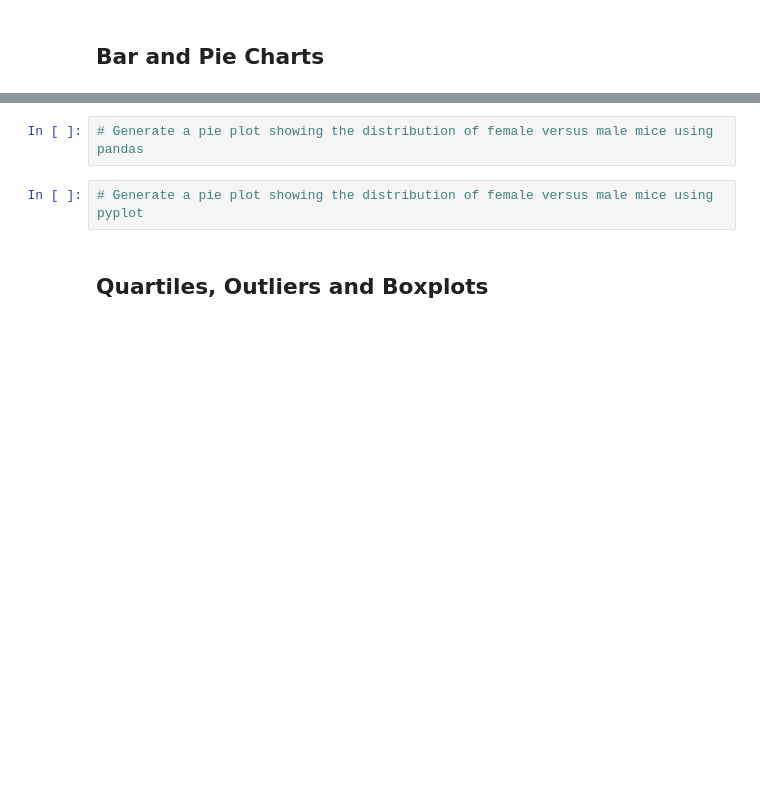
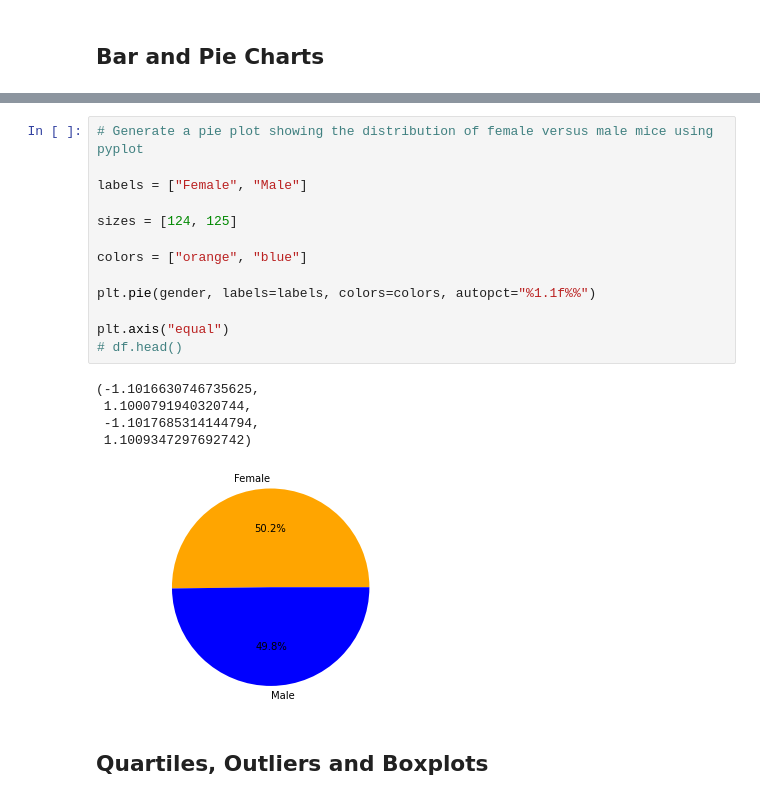
Before and after one commit to jump8621/Matplotlib_PowerofPlots, a Jupyter notebook: actual-Copy2.ipynb, the cells around one changed output, grey strips where cells are left out. Cells and saved outputs as stored; diff of their text form; blank space fills up the shorter version.

```diff
--- a/actual-Copy2.ipynb
+++ b/actual-Copy2.ipynb
@@ -424,7 +447,22 @@ matplotlib.pyplot.bar(x, height, width=0.8, bottom=None, *, align='center', data
 # %%
-# Generate a pie plot showing the distribution of female versus male mice using pandas
+# Generate a pie plot showing the distribution of female versus male mice using pyplot
+
+labels = ["Female", "Male"]
+
+sizes = [124, 125]
+
+colors = ["orange", "blue"]
+
+plt.pie(gender, labels=labels, colors=colors, autopct="%1.1f%%")
+
+plt.axis("equal")
+# df.head()
+# %% [output]
+(-1.1016630746735625,
+ 1.1000791940320744,
+ -1.1017685314144794,
+ 1.1009347297692742)
+[figure, added]
-# %%
-# Generate a pie plot showing the distribution of female versus male mice using pyplot
 # %% [markdown]
 ## Quartiles, Outliers and Boxplots
 # %%
```
Also changed, not shown: parts of 6 cells of this notebook.
